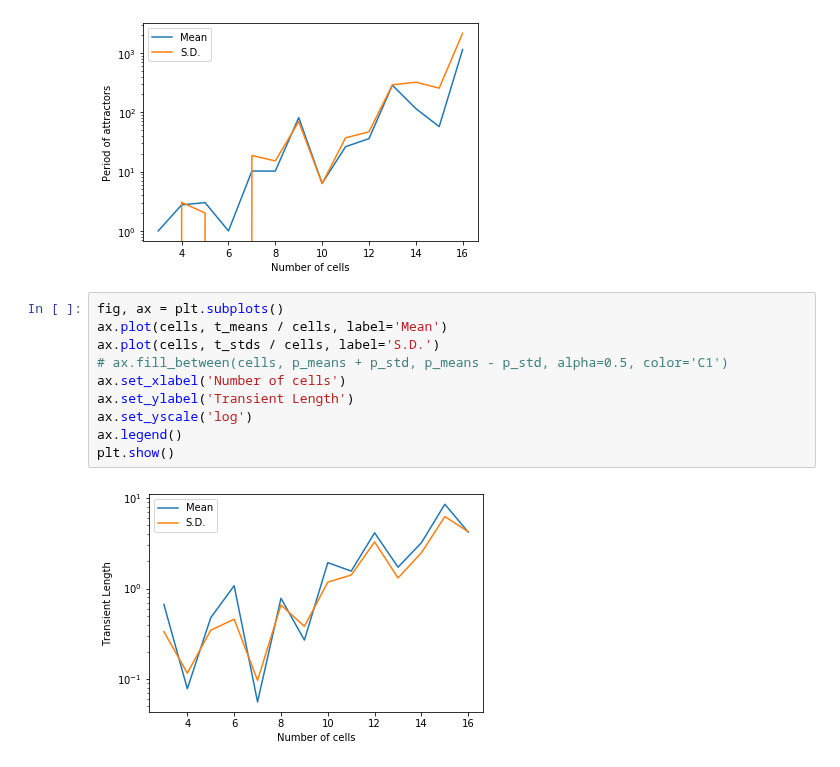
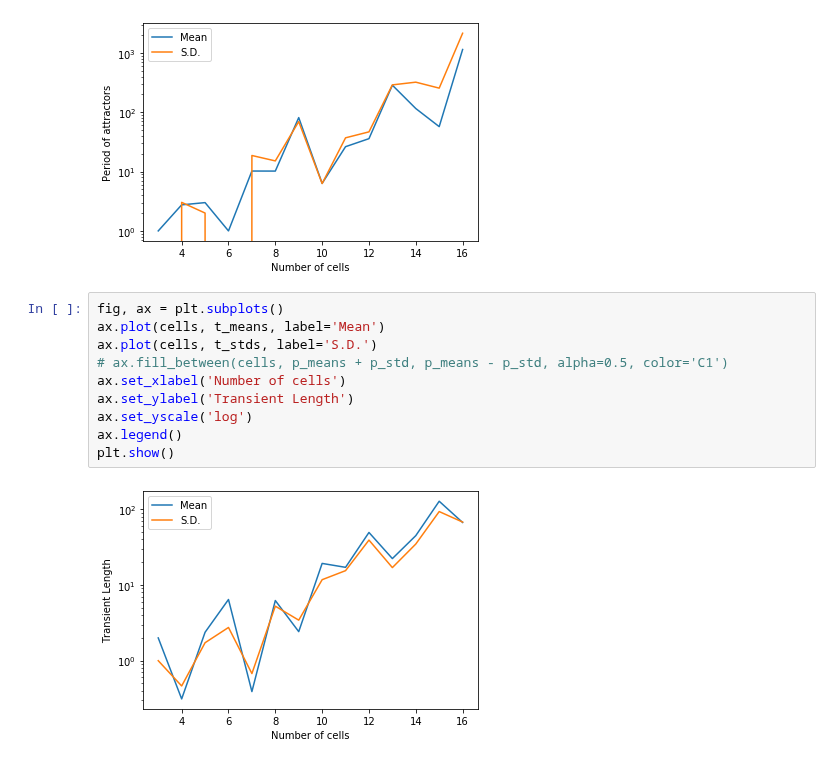
Before and after one commit to godzilla-but-nicer/boolmininfo, a Jupyter notebook: notebooks/STG_dynamics.ipynb, the cells around one changed output. Saved outputs shown, nothing was run; the diff lists cells and outputs as text.

```diff
--- a/notebooks/STG_dynamics.ipynb
+++ b/notebooks/STG_dynamics.ipynb
@@ -236,13 +236,13 @@ plt.show()
 [figure]
 # %%
 fig, ax = plt.subplots()
-ax.plot(cells, t_means / cells, label='Mean')
-ax.plot(cells, t_stds / cells, label='S.D.')
+ax.plot(cells, t_means, label='Mean')
+ax.plot(cells, t_stds, label='S.D.')
 # ax.fill_between(cells, p_means + p_std, p_means - p_std, alpha=0.5, color='C1')
 ax.set_xlabel('Number of cells')
 ax.set_ylabel('Transient Length')
 ax.set_yscale('log')
 ax.legend()
 plt.show()
 # %% [output]
-[figure, old version]
+[figure, new version]
```
Also changed, not shown: 9 other files.
